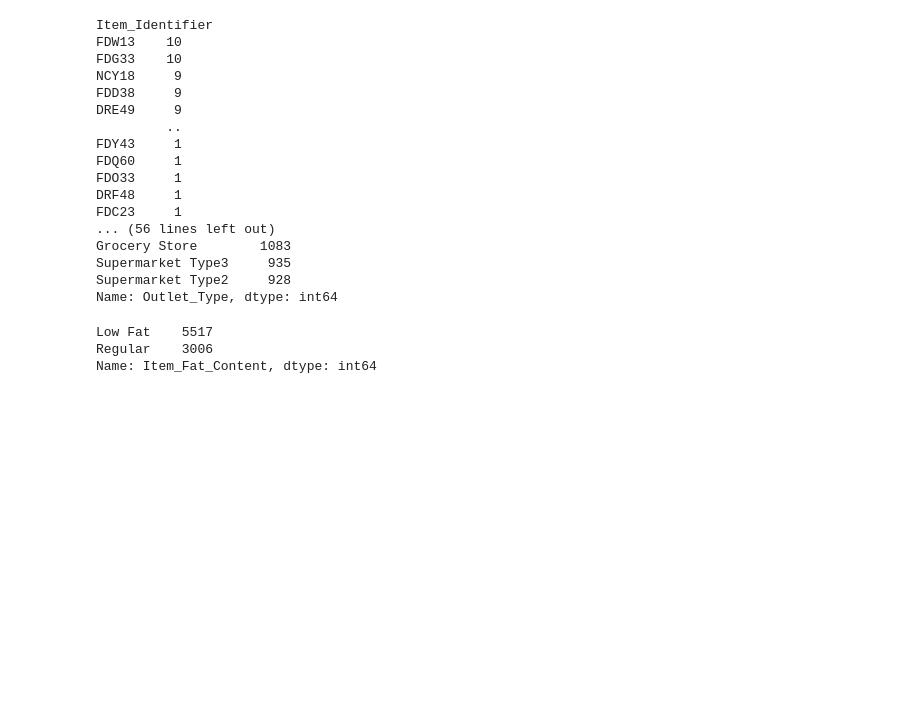
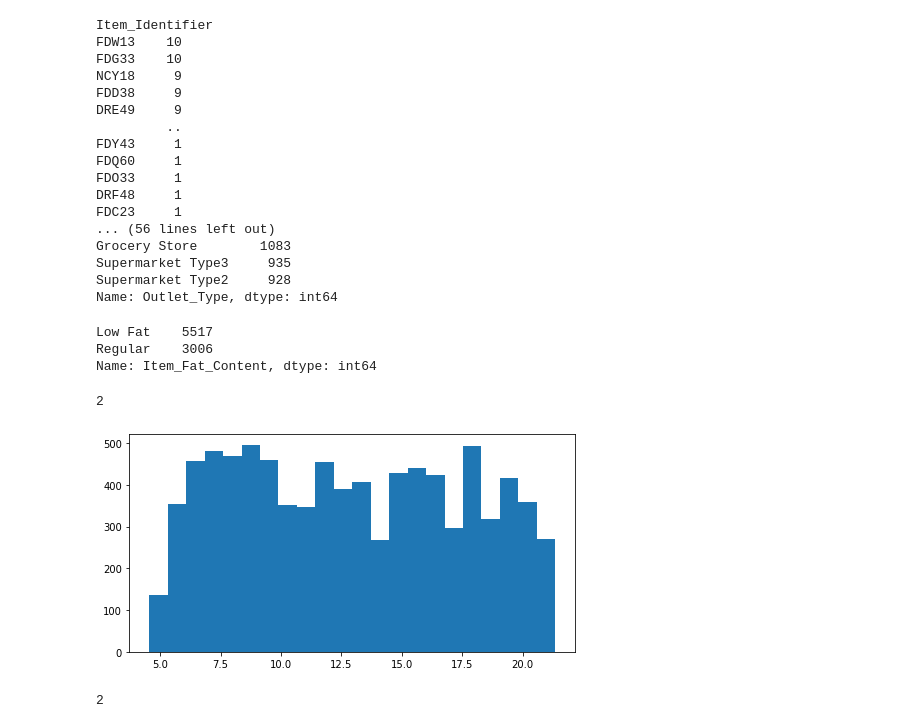
Before and after one commit to dmburns1729/Sales-Predictions, a Jupyter notebook: Project_1_Part_5_(Core).ipynb, the cells around one changed output. Cells and saved outputs as stored; diff of their text form; code cells hidden in the pictures; blank space fills up the shorter version.

```diff
--- a/Project_1_Part_5_(Core).ipynb
+++ b/Project_1_Part_5_(Core).ipynb
@@ -122,5 +120,20 @@ y = df['Item_Outlet_Sales']
 
 # split training and test
 # set random_state to 42 for reproducibility
-X_train, X_test, y_train, y_test = train_test_split(X, y,
-                                                    random_state=42)
+X_train, X_test, y_train, y_test = train_test_split(X, y, random_state=42)
+# %%
+# Loop through index values of the dataframe
+for ind in X_train.index:
+
+  # Create a filter to select the Item_Identifier corresponding to the index
+  item_filter = df['Item_Identifier'] == df.loc[ind, 'Item_Identifier']
+
+  # Calculate the rounded value of the mean 'Item_Weight' of this rows 'Item_Identifier'
+  mean_item_weight = round(df.loc[item_filter, 'Item_Weight'].mean(),3)
+
+  # Assign mean_item_weight to the 'Item_Weight' column of this row
+  df.loc[ind, 'Item_Weight'] = mean_item_weight
+# %%
+print(X_train.Item_Weight.isnull().sum())
+# %% [output]
+2
@@ -126,0 +145,8 @@ X_train, X_test, y_train, y_test = train_test_split(X, y,
+# %%
+import matplotlib.pyplot as plt
+import seaborn as sns
+plt.figure(figsize = (8,4));
+plt.hist(df['Item_Weight'], bins = 'auto');
+# Looks like we got rid of the values at 12.9!  Thanks Yvon.
+# %% [output]
+[figure, added]
@@ -126,0 +165,4 @@ X_train, X_test, y_train, y_test = train_test_split(X, y,
+# %%
+print(X_test.Item_Weight.isnull().sum())
+# %% [output]
+2
```
Also changed, not shown: parts of 7 cells of this notebook.
